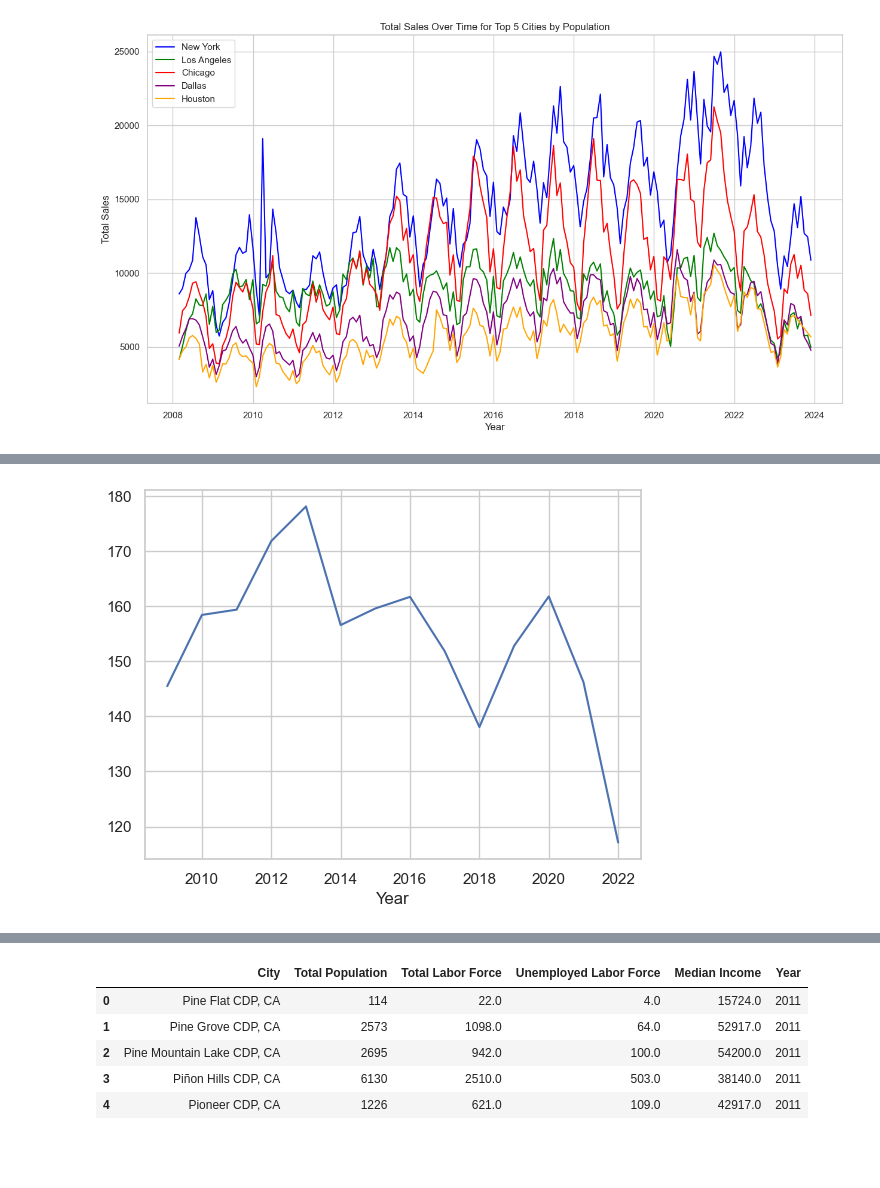
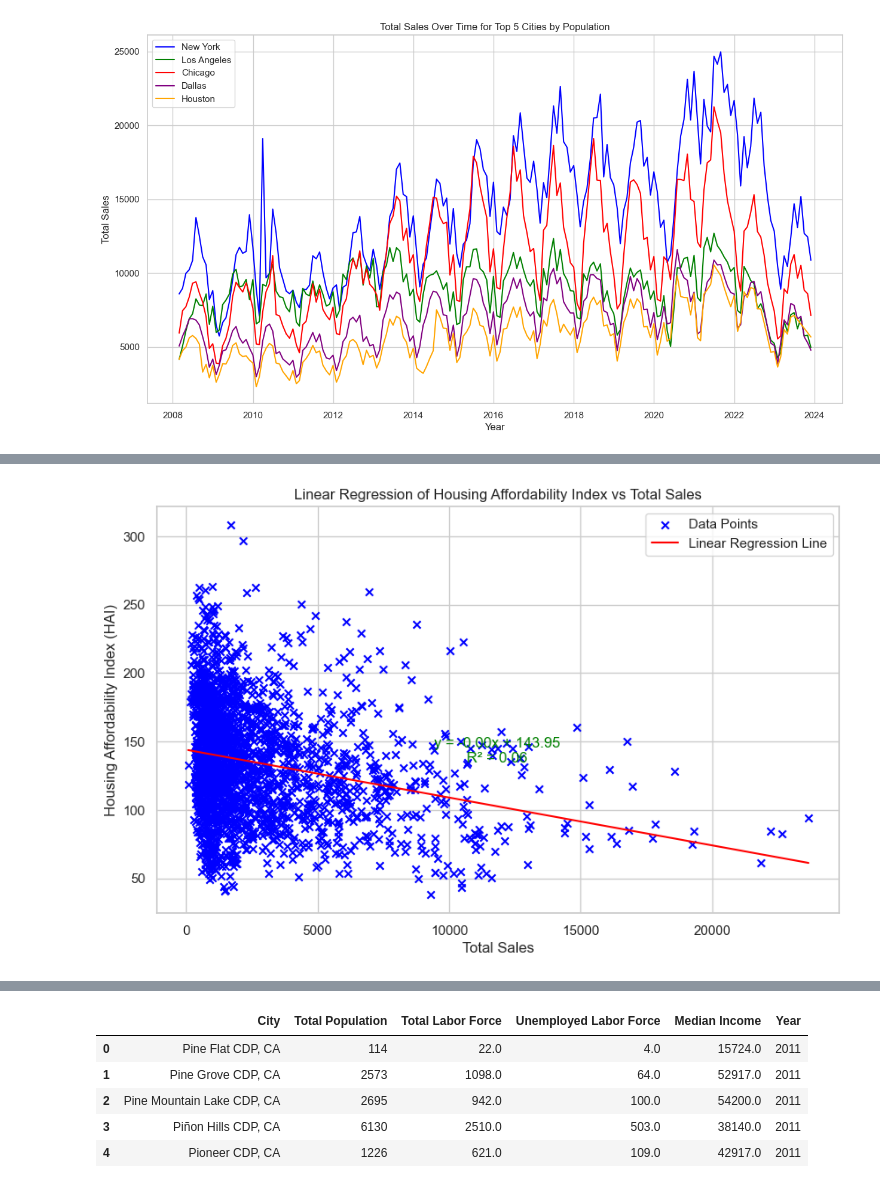
Before and after one commit to Ishicka/The-Seven, a Jupyter notebook: sam-plot_data.ipynb, the cells around one changed output, grey strips where cells are left out. Cells and saved outputs as stored; diff of their text form; code cells hidden in the pictures; blank space fills up the shorter version.

Commit message:
plots look good

```diff
--- a/sam-plot_data.ipynb
+++ b/sam-plot_data.ipynb
@@ -176,6 +118,30 @@ plt.show()
-# %%
-# Line plot of the average housing affordability index by year
-df.groupby('Year')['HAI'].mean().plot()
-plt.show()
-# %% [output]
-[figure, removed]
+# %%
+# Filter out rows with null values for SalesTotal and HAI
+sales_hai_data = data[['SalesTotal', 'HAI']].dropna()
+
+# Using scipy for linear regression on Housing Affordability Index vs Total Sales
+slope_hai_sales, intercept_hai_sales, r_value_hai_sales, _, _ = stats.linregress(sales_hai_data['SalesTotal'], sales_hai_data['HAI'])
+
+# Preparing data for the regression line plot
+X_hai = sales_hai_data['HAI'].values
+y_sales = sales_hai_data['SalesTotal'].values
+X_hai_pred = np.linspace(y_sales.min(), y_sales.max(), 100)
+y_hai_pred = slope_hai_sales * X_hai_pred + intercept_hai_sales
+
+# Plotting HAI vs Total Sales with linear regression
+plt.figure(figsize=(10, 6))
+plt.scatter(y_sales, X_hai, color='blue', label='Data Points', marker='x')
+plt.plot(X_hai_pred, y_hai_pred, color='red', label='Linear Regression Line')
+
+# Adding regression information in the plot
+regression_info_hai_sales = f'y = {slope_hai_sales:.2f}x + {intercept_hai_sales:.2f}\nR² = {r_value_hai_sales**2:.2f}'
+plt.text(y_sales.max() * 0.5, X_hai.mean(), regression_info_hai_sales, fontsize=12, ha='center', color='green')
+
+plt.title('Linear Regression of Housing Affordability Index vs Total Sales')
+plt.xlabel('Total Sales')
+plt.ylabel('Housing Affordability Index (HAI)')
+plt.legend()
+plt.grid(True)
+plt.show()
+# %% [output]
+[figure, added]
```
Also changed, not shown: parts of 5 cells of this notebook.
